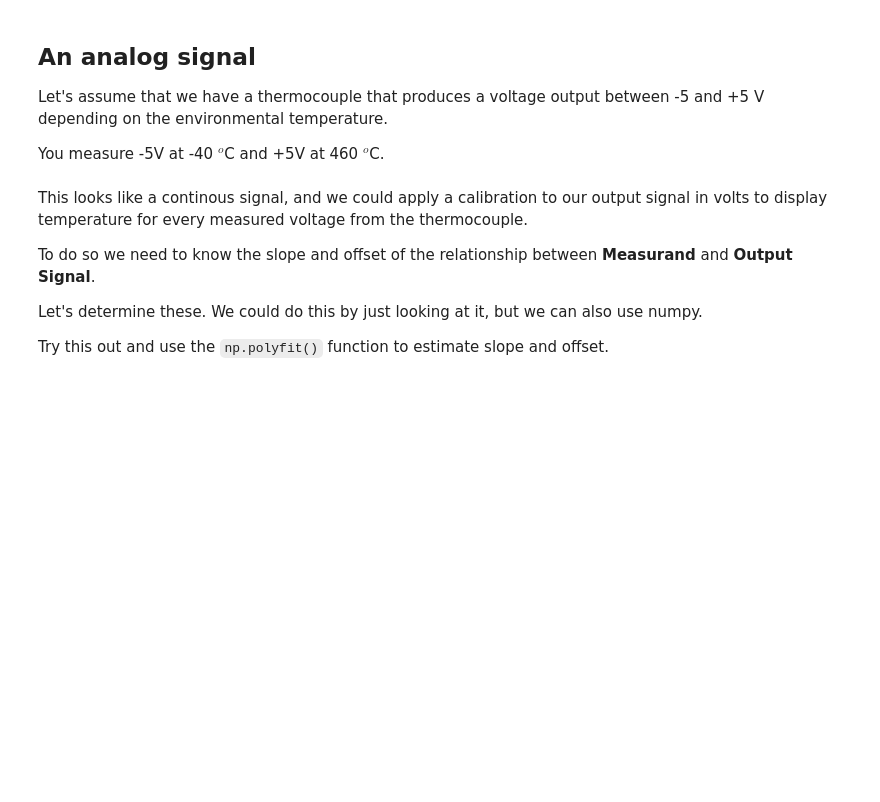
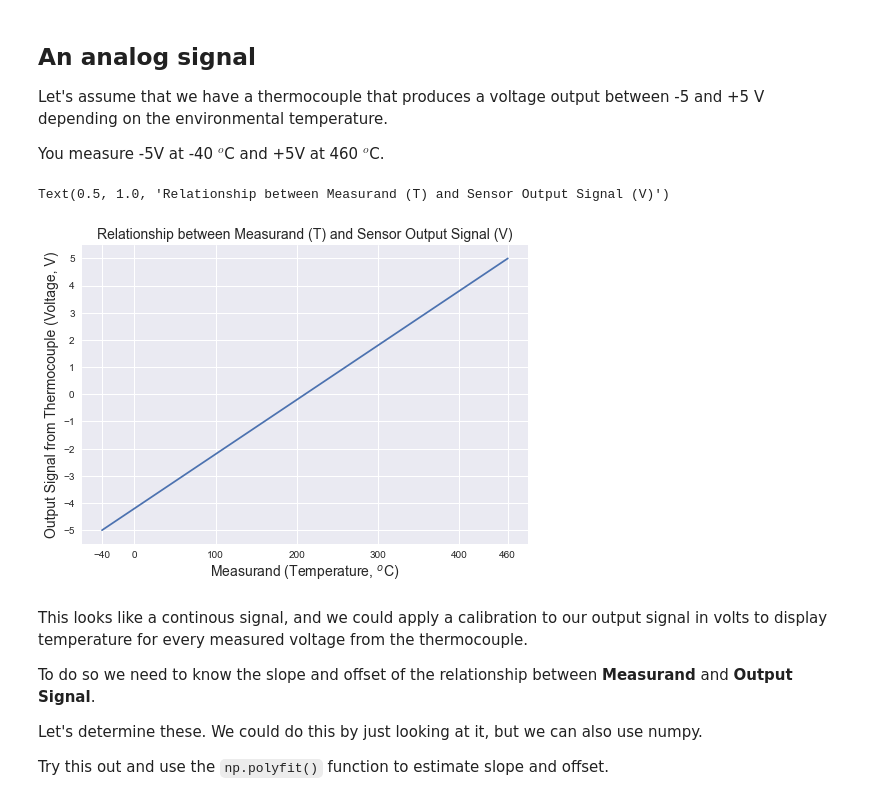
Before and after one commit to TobGerken/ISAT300, a Jupyter notebook: 6_CalibrationAndADConversion.ipynb, the cells around one changed output. Saved outputs shown, nothing was run; the diff lists cells and outputs as text; code cells hidden in the pictures; blank space fills up the shorter version.

```diff
--- a/6_CalibrationAndADConversion.ipynb
+++ b/6_CalibrationAndADConversion.ipynb
@@ -32,17 +32,20 @@ Let's assume that we have a thermocouple that produces a voltage output between
 
 You measure -5V at -40 $^o$C and +5V at 460 $^o$C.
 # %%
-# I am creating here some sample data
+# I am creating here some sample data here for temperature (T) and voltage (V)
 T = np.linspace(-40, 460,1000)
 V = np.linspace(-5,+5,1000)
 
 # This plots the data
 plt.plot(T,V)
 plt.ylabel('Output Signal from Thermocouple (Voltage, V)', fontsize = 14)
 plt.xlabel('Measurand (Temperature, $^o$C)', fontsize = 14)
 plt.xticks([-40, 0, 100, 200, 300, 400, 460])
 plt.yticks(np.linspace(-5,5,11))
-plt.title('Relationship between Measurand and Sensor Output Signal', fontsize = 14)
+plt.title('Relationship between Measurand (T) and Sensor Output Signal (V)', fontsize = 14)
+# %% [output]
+Text(0.5, 1.0, 'Relationship between Measurand (T) and Sensor Output Signal (V)')
+[figure, added]
 # %% [markdown]
 This looks like a continous signal, and we could apply a calibration to our output signal in volts to display temperature for every measured voltage from the thermocouple.
 
```
Also changed, not shown: parts of 8 cells of this notebook.
